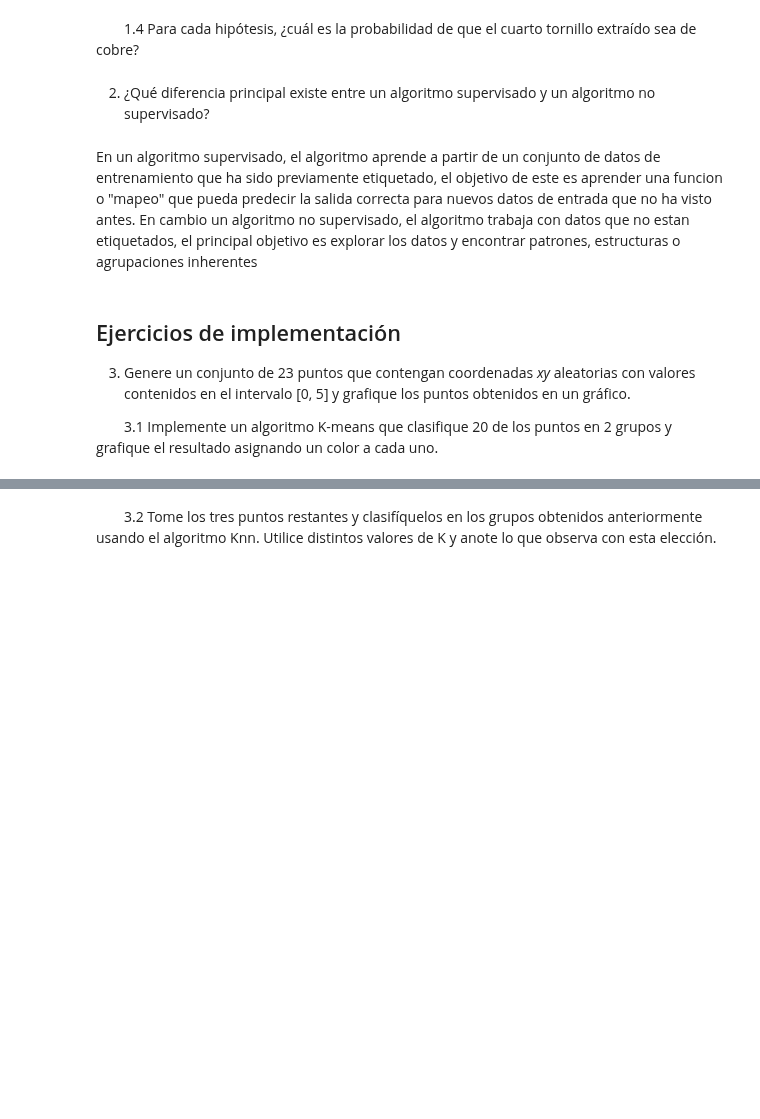
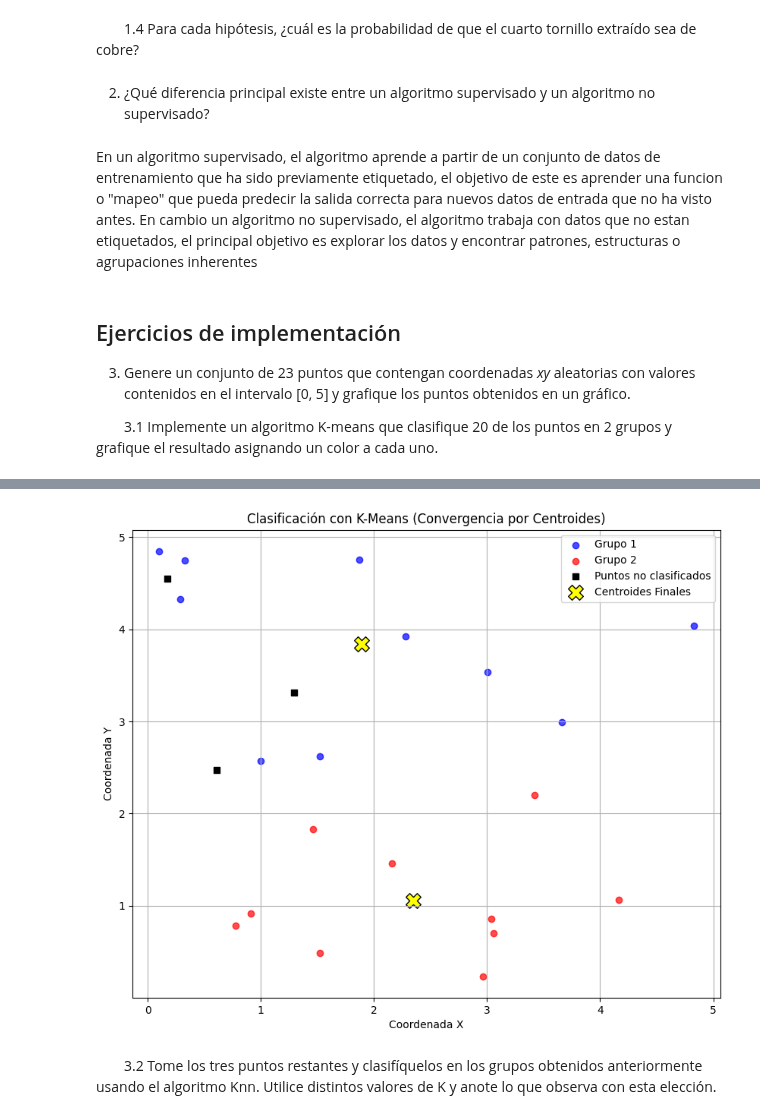
Before and after one commit to FrancoDujanoff/IA_Grupo4, a Jupyter notebook: TP8.ipynb, the cells around one changed output, grey strips where cells are left out. Saved outputs shown, nothing was run; the diff lists cells and outputs as text; code cells hidden in the pictures; blank space fills up the shorter version.

Commit message:
punto3

```diff
--- a/TP8.ipynb
+++ b/TP8.ipynb
@@ -46,3 +46,73 @@ En un algoritmo supervisado, el algoritmo aprende a partir de un conjunto de dat
 3. Genere un conjunto de 23 puntos que contengan coordenadas *xy* aleatorias con valores contenidos en el intervalo [0, 5] y grafique los puntos obtenidos en un gráfico.
 
 &emsp;&emsp;3.1 Implemente un algoritmo K-means que clasifique 20 de los puntos en 2 grupos y grafique el resultado asignando un color a cada uno.
+# %%
+import numpy as np
+import matplotlib.pyplot as plt
+
+def ejecutar_kmeans():
+
+    np.random.seed(42)
+    datos = np.random.rand(23, 2) * 5
+    puntos_a_clasificar = datos[:20]
+    puntos_restantes = datos[20:]
+
+    k = 2
+    max_iter = 30
+
+    centroides = np.random.rand(k, 2) * 5
+    print("--- Inicialización ---")
+    print(f"Centroides iniciales aleatorios:\n{centroides}\n")
+
+    for i in range(max_iter):
+        # Se guarda una copia de los centroides antes de la actualización.
+        centroides_anteriores = centroides.copy()
+
+        #Asignamos
+        asignaciones = np.zeros(puntos_a_clasificar.shape[0], dtype=int)
+        for j, punto in enumerate(puntos_a_clasificar):
+            distancias = [np.linalg.norm(punto - centroide) for centroide in centroides]
+            asignaciones[j] = np.argmin(distancias)
+
+        #Actualizamos
+        for cluster_idx in range(k):
+            puntos_en_cluster = puntos_a_clasificar[asignaciones == cluster_idx]
+            if len(puntos_en_cluster) > 0:
+                centroides[cluster_idx] = puntos_en_cluster.mean(axis=0)
+
+        #Comprobamos
+        if np.array_equal(centroides, centroides_anteriores):
+            print(f"Algoritmo convergido en la iteración {i+1} por estabilidad de centroides.")
+            break
+
+        if i == max_iter - 1:
+            print(f"Algoritmo alcanzó el máximo de {max_iter} iteraciones sin converger.")
+
+    print("\n--- Resultados Finales ---")
+    print(f"Centroides finales:\n{centroides}")
+
+    #Graficamos
+    plt.figure(figsize=(10, 8))
+    colores = ['blue', 'red']
+
+    for cluster_idx in range(k):
+        puntos_del_cluster = puntos_a_clasificar[asignaciones == cluster_idx]
+        plt.scatter(puntos_del_cluster[:, 0], puntos_del_cluster[:, 1],
+                    c=colores[cluster_idx], label=f'Grupo {cluster_idx + 1}', alpha=0.7)
+
+    plt.scatter(puntos_restantes[:, 0], puntos_restantes[:, 1],
+                c='black', marker='s', label='Puntos no clasificados')
+
+    plt.scatter(centroides[:, 0], centroides[:, 1], c='yellow', marker='X', s=200,
+                edgecolors='black', label='Centroides Finales')
+
+    plt.title('Clasificación con K-Means (Convergencia por Centroides)')
+    plt.xlabel('Coordenada X')
+    plt.ylabel('Coordenada Y')
+    plt.legend()
+    plt.grid(True)
+    plt.show()
+
+# Ejecutar la función
+ejecutar_kmeans()
+# %% [output]
@@ -49,3 +130,4 @@ En un algoritmo supervisado, el algoritmo aprende a partir de un conjunto de dat
+[figure, added]
 # %% [markdown]
 
 &emsp;&emsp;3.2 Tome los tres puntos restantes y clasifíquelos en los grupos obtenidos anteriormente usando el algoritmo Knn. Utilice distintos valores de K y anote lo que observa con esta elección.
```
Also changed, not shown: parts of 2 cells of this notebook.
